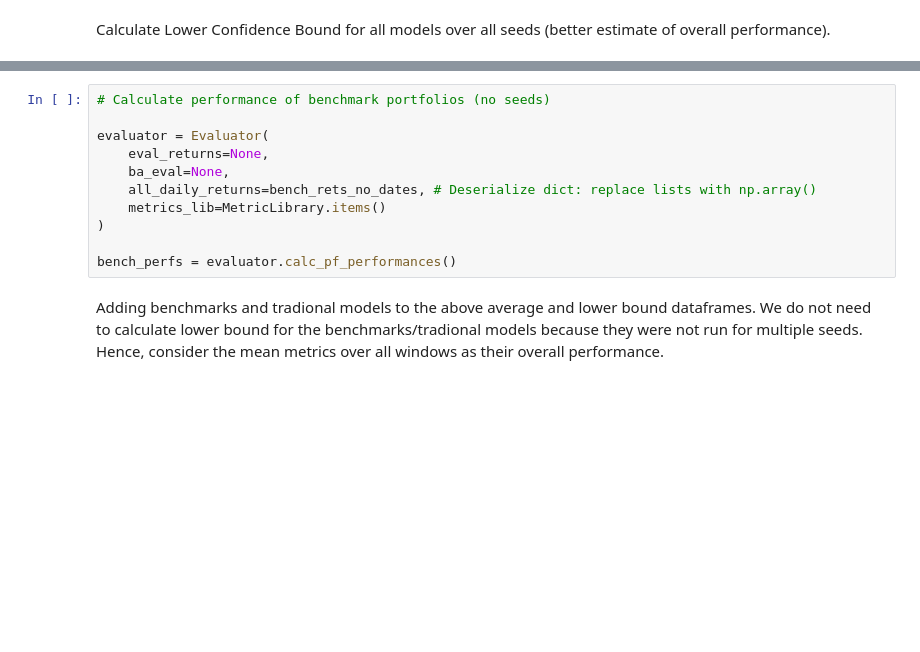
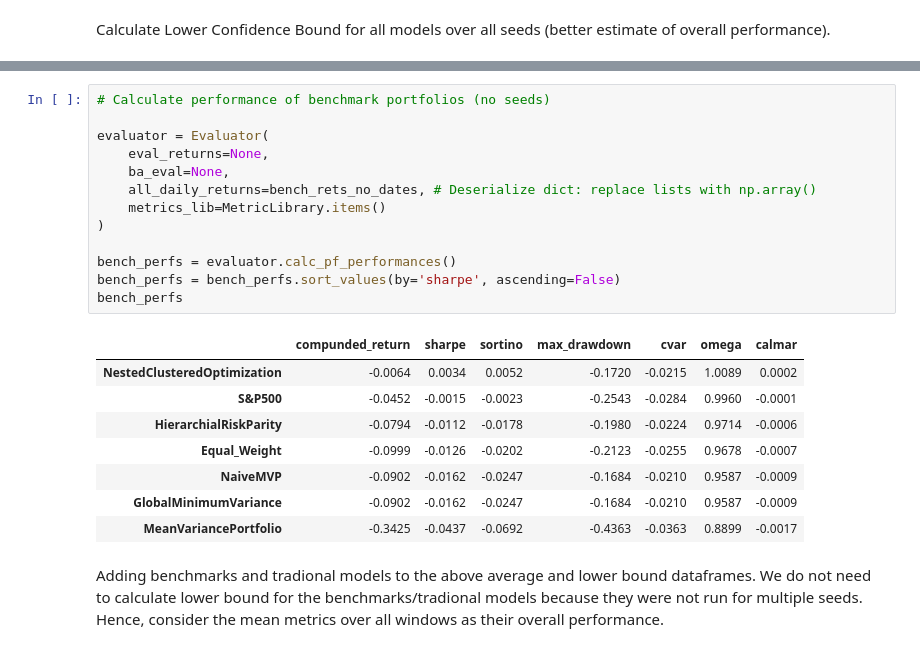
Before and after one commit to travisdesell/exact, a Jupyter notebook: financial_loss_functions/exploration/test_analysis.ipynb, the cells around one changed output, grey strips where cells are left out. Cells and saved outputs as stored; diff of their text form; blank space fills up the shorter version.

```diff
--- a/financial_loss_functions/exploration/test_analysis.ipynb
+++ b/financial_loss_functions/exploration/test_analysis.ipynb
@@ -159,14 +159,25 @@ lower_bound_df = avg_perf_metrics - t_val * (std_perf_metrics / np.sqrt(n_seeds)
 # %%
 # Calculate performance of benchmark portfolios (no seeds)
 
 evaluator = Evaluator(
     eval_returns=None,
     ba_eval=None,
     all_daily_returns=bench_rets_no_dates, # Deserialize dict: replace lists with np.array()
     metrics_lib=MetricLibrary.items()
 )
 
 bench_perfs = evaluator.calc_pf_performances()
+bench_perfs = bench_perfs.sort_values(by='sharpe', ascending=False)
+bench_perfs
+# %% [output]
+|  | compunded_return | sharpe | sortino | max_drawdown | cvar | omega | calmar |
+| NestedClusteredOptimization | -0.0064 | 0.0034 | 0.0052 | -0.1720 | -0.0215 | 1.0089 | 0.0002 |
+| S&P500 | -0.0452 | -0.0015 | -0.0023 | -0.2543 | -0.0284 | 0.9960 | -0.0001 |
+| HierarchialRiskParity | -0.0794 | -0.0112 | -0.0178 | -0.1980 | -0.0224 | 0.9714 | -0.0006 |
+| Equal_Weight | -0.0999 | -0.0126 | -0.0202 | -0.2123 | -0.0255 | 0.9678 | -0.0007 |
+| NaiveMVP | -0.0902 | -0.0162 | -0.0247 | -0.1684 | -0.0210 | 0.9587 | -0.0009 |
+| GlobalMinimumVariance | -0.0902 | -0.0162 | -0.0247 | -0.1684 | -0.0210 | 0.9587 | -0.0009 |
+| MeanVariancePortfolio | -0.3425 | -0.0437 | -0.0692 | -0.4363 | -0.0363 | 0.8899 | -0.0017 |
 # %% [markdown]
 Adding benchmarks and tradional models to the above average and lower bound dataframes. We do not need to calculate lower bound for the benchmarks/tradional models because they were not run for multiple seeds. Hence, consider the mean metrics over all windows as their overall performance.
 # %%
```
Also changed, not shown: parts of 14 cells of this notebook, 1 other file.
